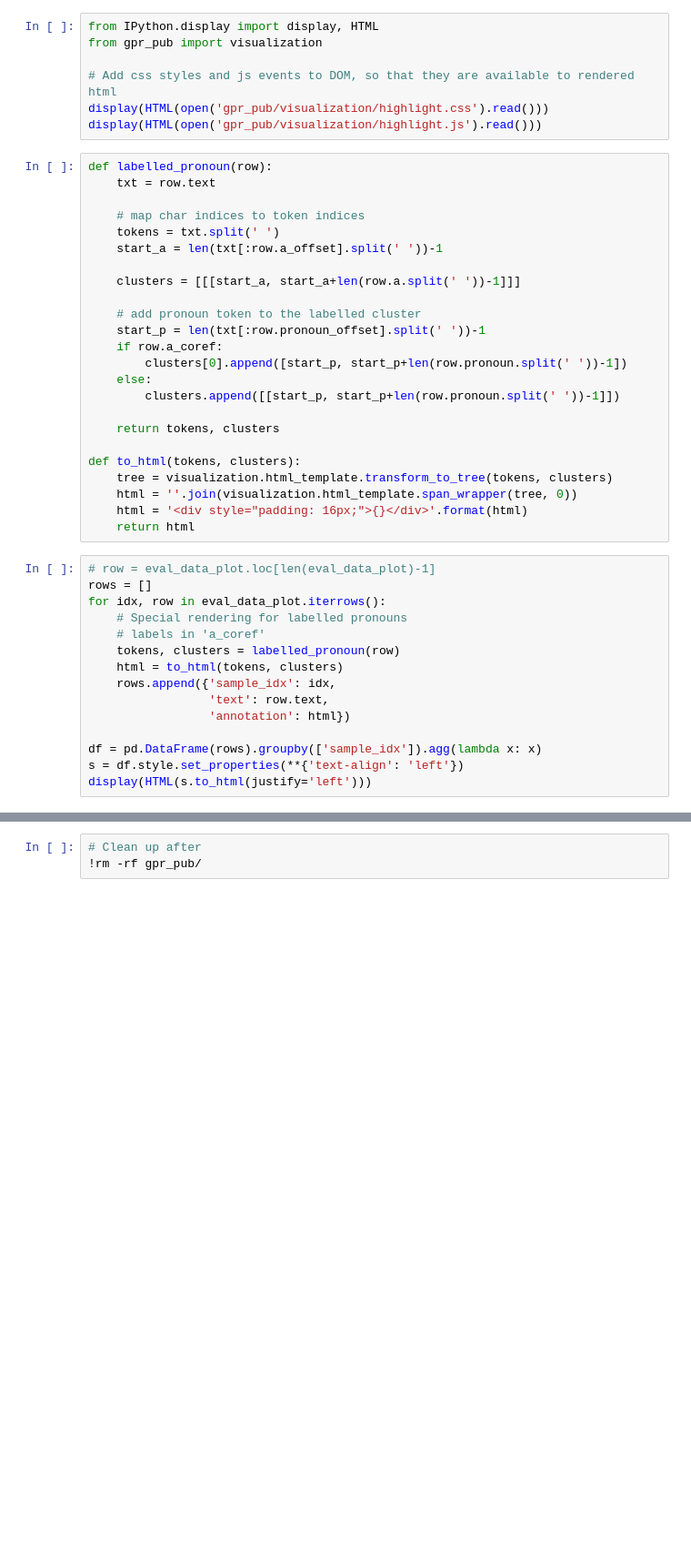
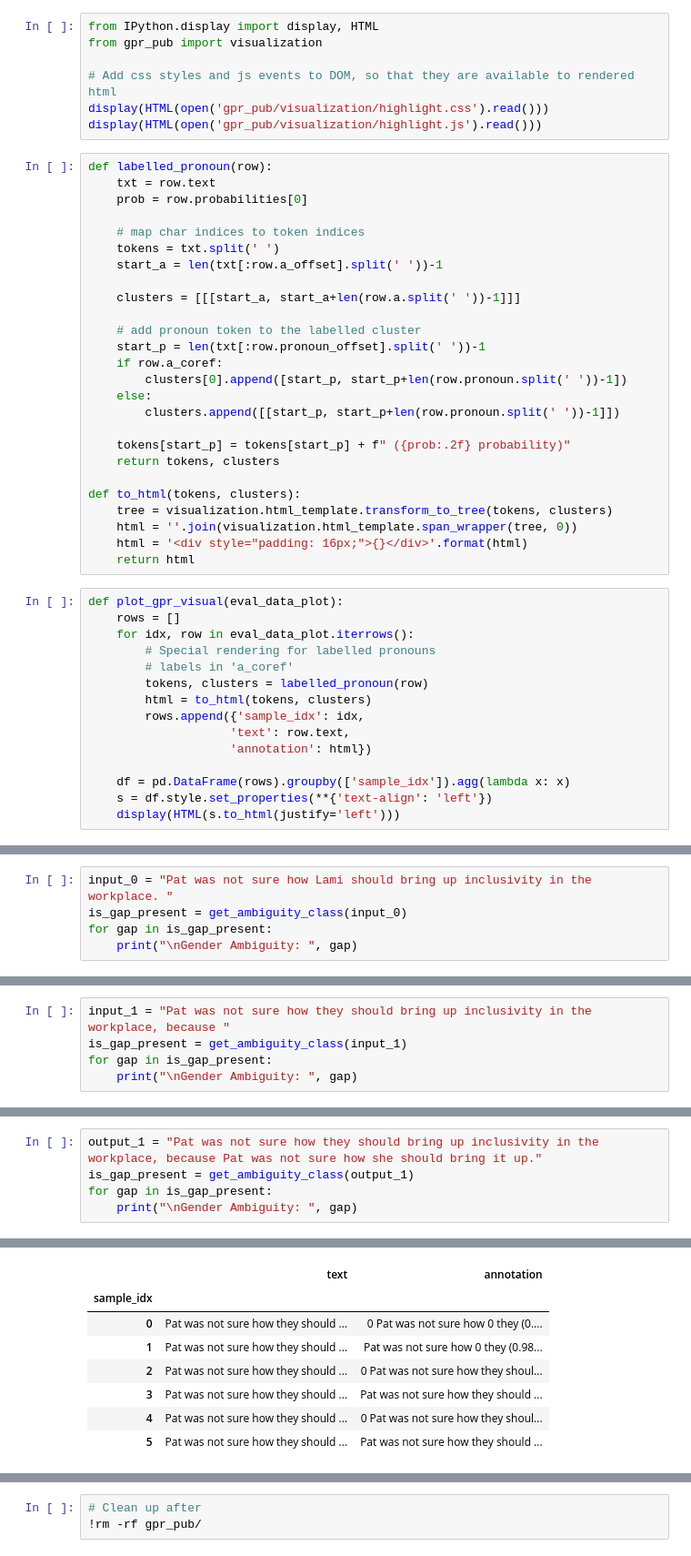
Before and after one commit to lamoghaighoroje/gap, a Jupyter notebook: gap-probert-inference.ipynb, the cells around one changed output, grey strips where cells are left out. Shown at 91% size. Drawn from its saved outputs; the diff is of its cells as text; blank space fills up the shorter version.

```diff
--- a/gap-probert-inference.ipynb
+++ b/gap-probert-inference.ipynb
@@ -710,6 +683,7 @@ display(HTML(open('gpr_pub/visualization/highlight.js').read()))
 # %%
 def labelled_pronoun(row):
     txt = row.text
+    prob = row.probabilities[0]
 
     # map char indices to token indices
     tokens = txt.split(' ')
@@ -724,6 +698,7 @@ def labelled_pronoun(row):
     else:
         clusters.append([[start_p, start_p+len(row.pronoun.split(' '))-1]])
 
+    tokens[start_p] = tokens[start_p] + f" ({prob:.2f} probability)"
     return tokens, clusters
 
 def to_html(tokens, clusters):
@@ -732,17 +707,17 @@ def to_html(tokens, clusters):
     html = '<div style="padding: 16px;">{}</div>'.format(html)
     return html
 # %%
-# row = eval_data_plot.loc[len(eval_data_plot)-1]
-rows = []
-for idx, row in eval_data_plot.iterrows():
-    # Special rendering for labelled pronouns
-    # labels in 'a_coref'
-    tokens, clusters = labelled_pronoun(row)
-    html = to_html(tokens, clusters)
-    rows.append({'sample_idx': idx,
-                 'text': row.text,
-                 'annotation': html})
+def plot_gpr_visual(eval_data_plot):
+    rows = []
+    for idx, row in eval_data_plot.iterrows():
+        # Special rendering for labelled pronouns
+        # labels in 'a_coref'
+        tokens, clusters = labelled_pronoun(row)
+        html = to_html(tokens, clusters)
+        rows.append({'sample_idx': idx,
+                    'text': row.text,
+                    'annotation': html})
 
-df = pd.DataFrame(rows).groupby(['sample_idx']).agg(lambda x: x)
-s = df.style.set_properties(**{'text-align': 'left'})
-display(HTML(s.to_html(justify='left')))
+    df = pd.DataFrame(rows).groupby(['sample_idx']).agg(lambda x: x)
+    s = df.style.set_properties(**{'text-align': 'left'})
+    display(HTML(s.to_html(justify='left')))
@@ -756,0 +819,5 @@ display(HTML(s.to_html(justify='left')))
+# %%
+input_0 = "Pat was not sure how Lami should bring up inclusivity in the workplace. "
+is_gap_present = get_ambiguity_class(input_0)
+for gap in is_gap_present:
+    print("\nGender Ambiguity: ", gap)
@@ -756,0 +830,5 @@ display(HTML(s.to_html(justify='left')))
+# %%
+input_1 = "Pat was not sure how they should bring up inclusivity in the workplace, because "
+is_gap_present = get_ambiguity_class(input_1)
+for gap in is_gap_present:
+    print("\nGender Ambiguity: ", gap)
@@ -756,0 +844,6 @@ display(HTML(s.to_html(justify='left')))
+# %%
+output_1 = "Pat was not sure how they should bring up inclusivity in the workplace, because Pat was not sure how she should bring it up."
+is_gap_present = get_ambiguity_class(output_1)
+for gap in is_gap_present:
+    print("\nGender Ambiguity: ", gap)
+# %% [output]
@@ -756,0 +857,8 @@ display(HTML(s.to_html(justify='left')))
+|  | text | annotation |
+| sample_idx |  |  |
+| 0 | Pat was not sure how they should ... | 0 Pat was not sure how 0 they (0.... |
+| 1 | Pat was not sure how they should ... | Pat was not sure how 0 they (0.98... |
+| 2 | Pat was not sure how they should ... | 0 Pat was not sure how they shoul... |
+| 3 | Pat was not sure how they should ... | Pat was not sure how they should ... |
+| 4 | Pat was not sure how they should ... | 0 Pat was not sure how they shoul... |
+| 5 | Pat was not sure how they should ... | Pat was not sure how they should ... |
```
Also changed, not shown: parts of 32 cells of this notebook, 3 other files.
